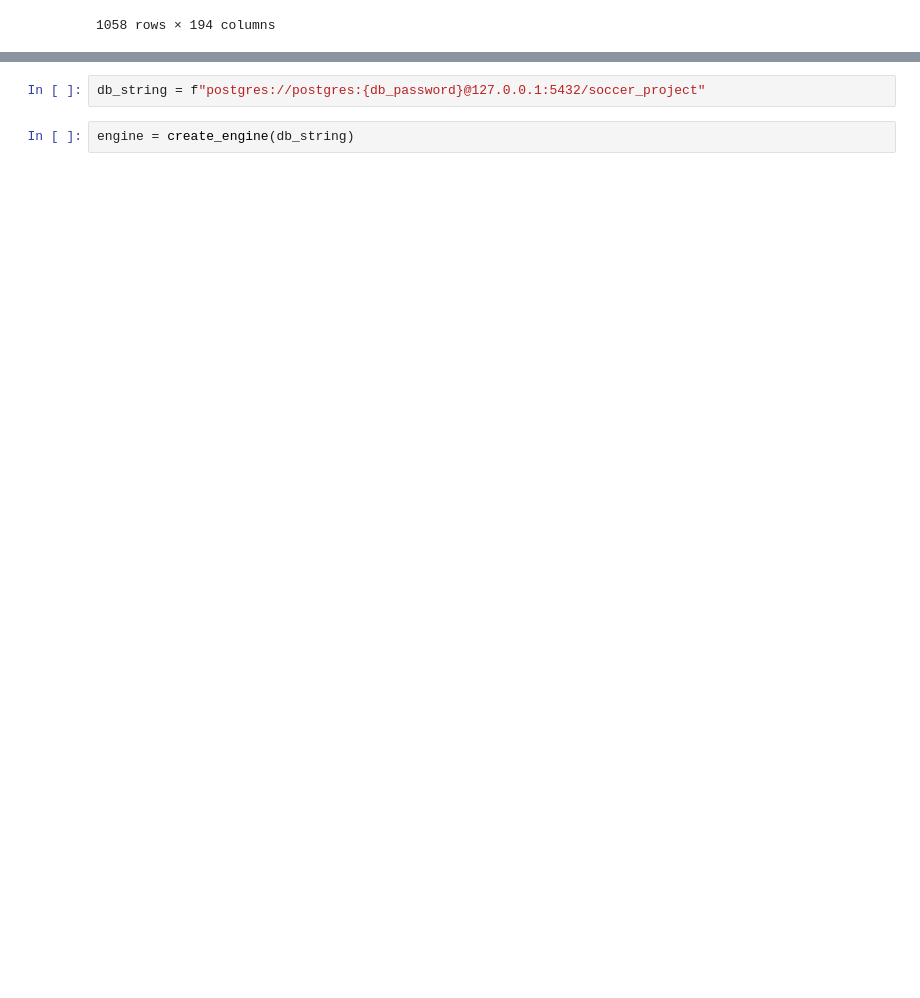
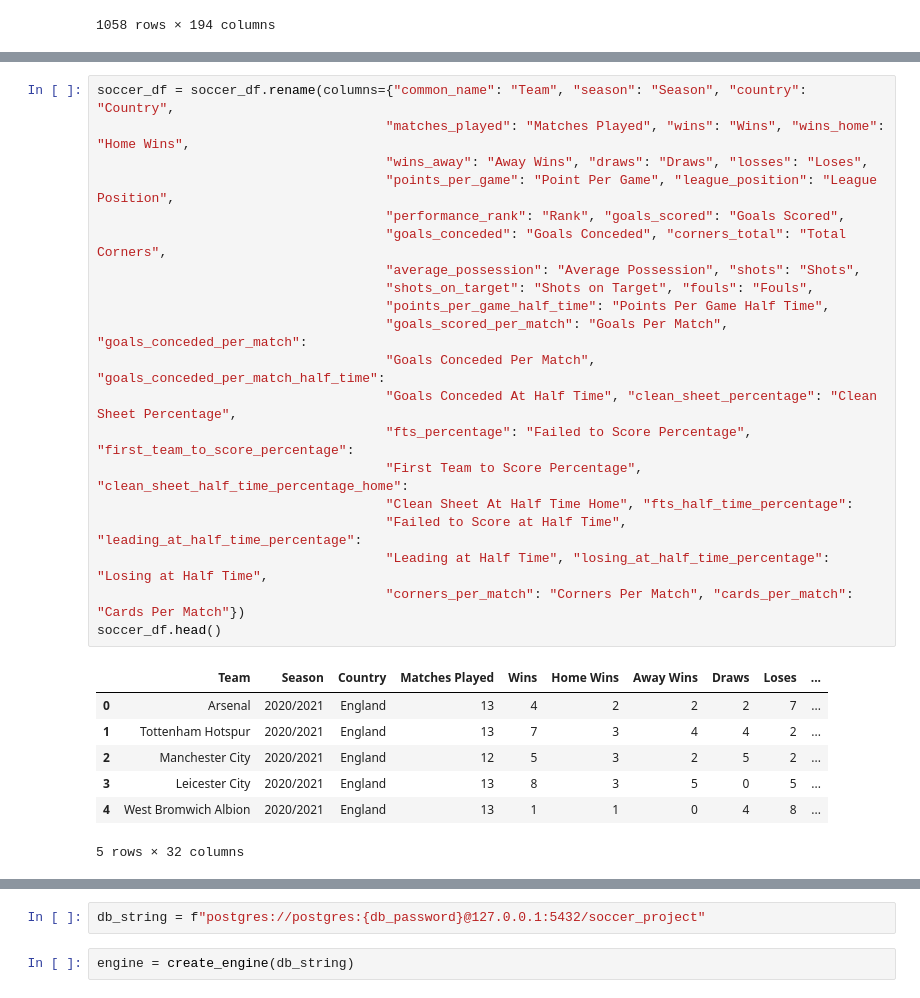
Before and after one commit to DavidChase88/Final_Project_Soccer, a Jupyter notebook: Soccer_data.ipynb, the cells around one changed output, grey strips where cells are left out. Cells and saved outputs as stored; diff of their text form; blank space fills up the shorter version.

```diff
--- a/Soccer_data.ipynb
+++ b/Soccer_data.ipynb
@@ -140,3 +104,31 @@ soccer_df.head(5)
+# %%
+soccer_df = soccer_df.rename(columns={"common_name": "Team", "season": "Season", "country": "Country",
+                                     "matches_played": "Matches Played", "wins": "Wins", "wins_home": "Home Wins",
+                                     "wins_away": "Away Wins", "draws": "Draws", "losses": "Loses",
+                                     "points_per_game": "Point Per Game", "league_position": "League Position",
+                                     "performance_rank": "Rank", "goals_scored": "Goals Scored",
+                                     "goals_conceded": "Goals Conceded", "corners_total": "Total Corners",
+                                     "average_possession": "Average Possession", "shots": "Shots",
+                                     "shots_on_target": "Shots on Target", "fouls": "Fouls",
+                                     "points_per_game_half_time": "Points Per Game Half Time",
+                                     "goals_scored_per_match": "Goals Per Match", "goals_conceded_per_match":
+                                     "Goals Conceded Per Match", "goals_conceded_per_match_half_time":
+                                     "Goals Conceded At Half Time", "clean_sheet_percentage": "Clean Sheet Percentage",
+                                     "fts_percentage": "Failed to Score Percentage", "first_team_to_score_percentage":
+                                     "First Team to Score Percentage", "clean_sheet_half_time_percentage_home":
+                                     "Clean Sheet At Half Time Home", "fts_half_time_percentage":
+                                     "Failed to Score at Half Time", "leading_at_half_time_percentage":
+                                     "Leading at Half Time", "losing_at_half_time_percentage": "Losing at Half Time",
+                                     "corners_per_match": "Corners Per Match", "cards_per_match": "Cards Per Match"})
+soccer_df.head()
+# %% [output]
+|  | Team | Season | Country | Matches Played | Wins | Home Wins | Away Wins | Draws | Loses | ... |
+| 0 | Arsenal | 2020/2021 | England | 13 | 4 | 2 | 2 | 2 | 7 | ... |
+| 1 | Tottenham Hotspur | 2020/2021 | England | 13 | 7 | 3 | 4 | 4 | 2 | ... |
+| 2 | Manchester City | 2020/2021 | England | 12 | 5 | 3 | 2 | 5 | 2 | ... |
+| 3 | Leicester City | 2020/2021 | England | 13 | 8 | 3 | 5 | 0 | 5 | ... |
+| 4 | West Bromwich Albion | 2020/2021 | England | 13 | 1 | 1 | 0 | 4 | 8 | ... |
+5 rows × 32 columns
 # %%
 list(soccer_df.columns.values)
 # %% [output]
```
Also changed, not shown: parts of 8 cells of this notebook.
